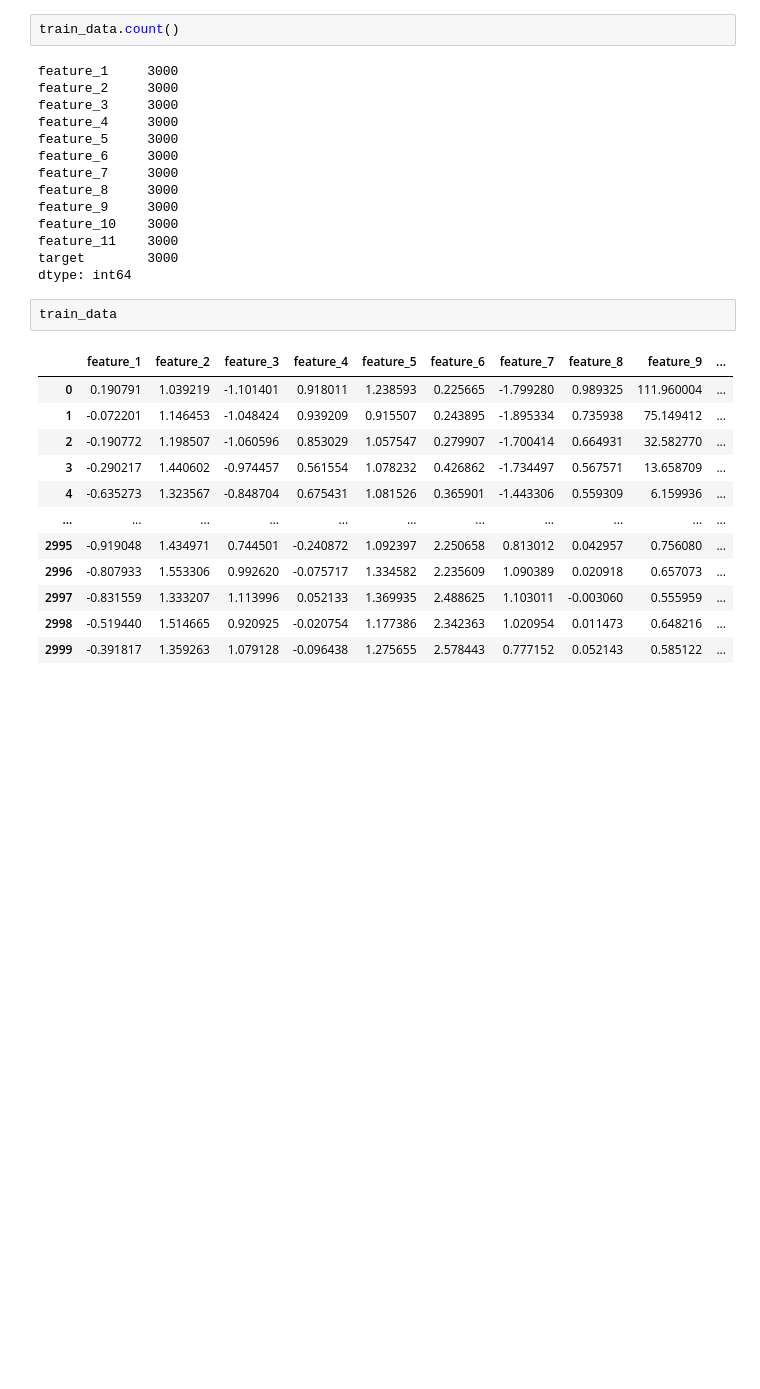
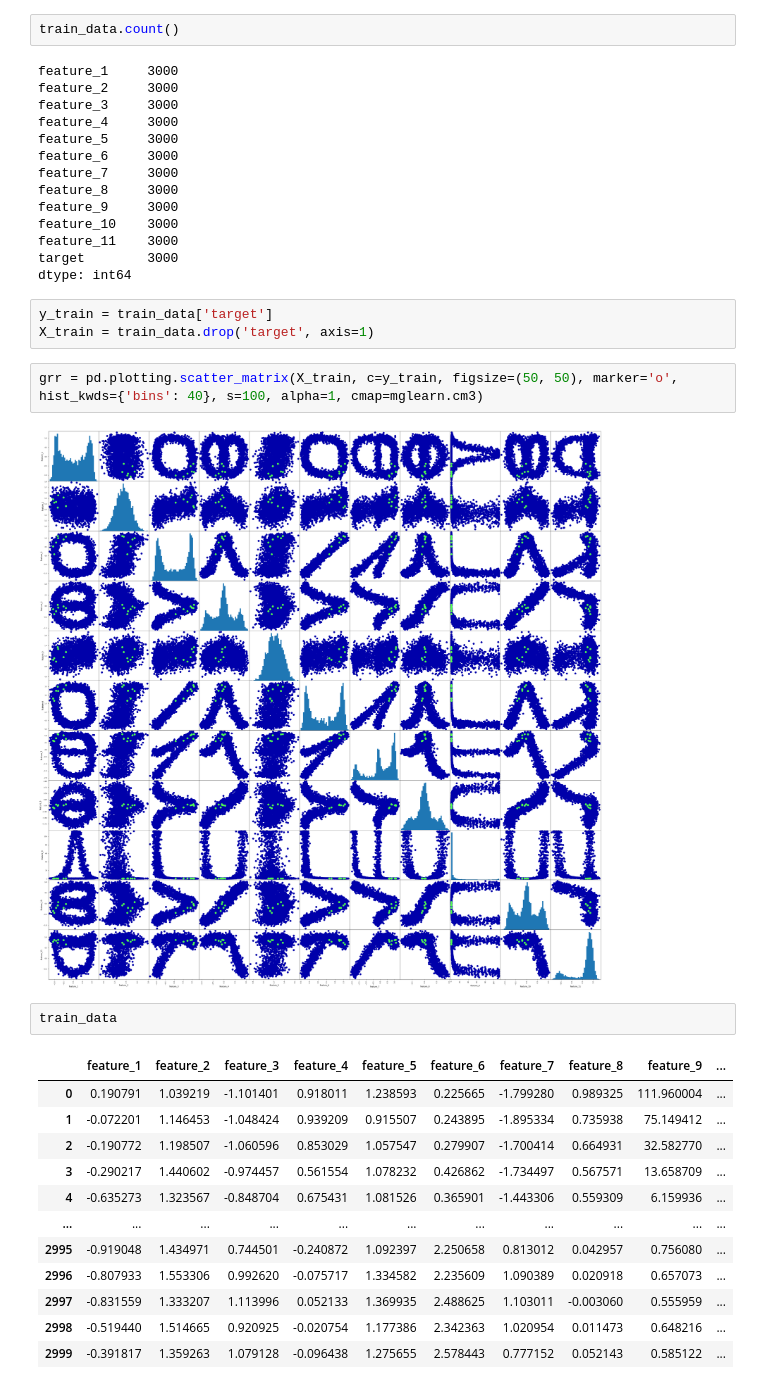
Before and after one commit to Arty-Van-Sonner/very_important_installation, a Jupyter notebook: test_ocr.ipynb, the cells around one changed output. Saved outputs shown, nothing was run; the diff lists cells and outputs as text; blank space fills up the shorter version.

Commit message:
Added scatter_matrix analysis

```diff
--- a/test_ocr.ipynb
+++ b/test_ocr.ipynb
@@ -17,6 +19,13 @@ feature_10    3000
 feature_11    3000
 target        3000
 dtype: int64
+# %%
+y_train = train_data['target']
+X_train = train_data.drop('target', axis=1)
+# %%
+grr = pd.plotting.scatter_matrix(X_train, c=y_train, figsize=(50, 50), marker='o', hist_kwds={'bins': 40}, s=100, alpha=1, cmap=mglearn.cm3)
+# %% [output]
+[figure, added]
 # %%
 train_data
 # %% [output]
```
Also changed, not shown: parts of 1 cell of this notebook.
